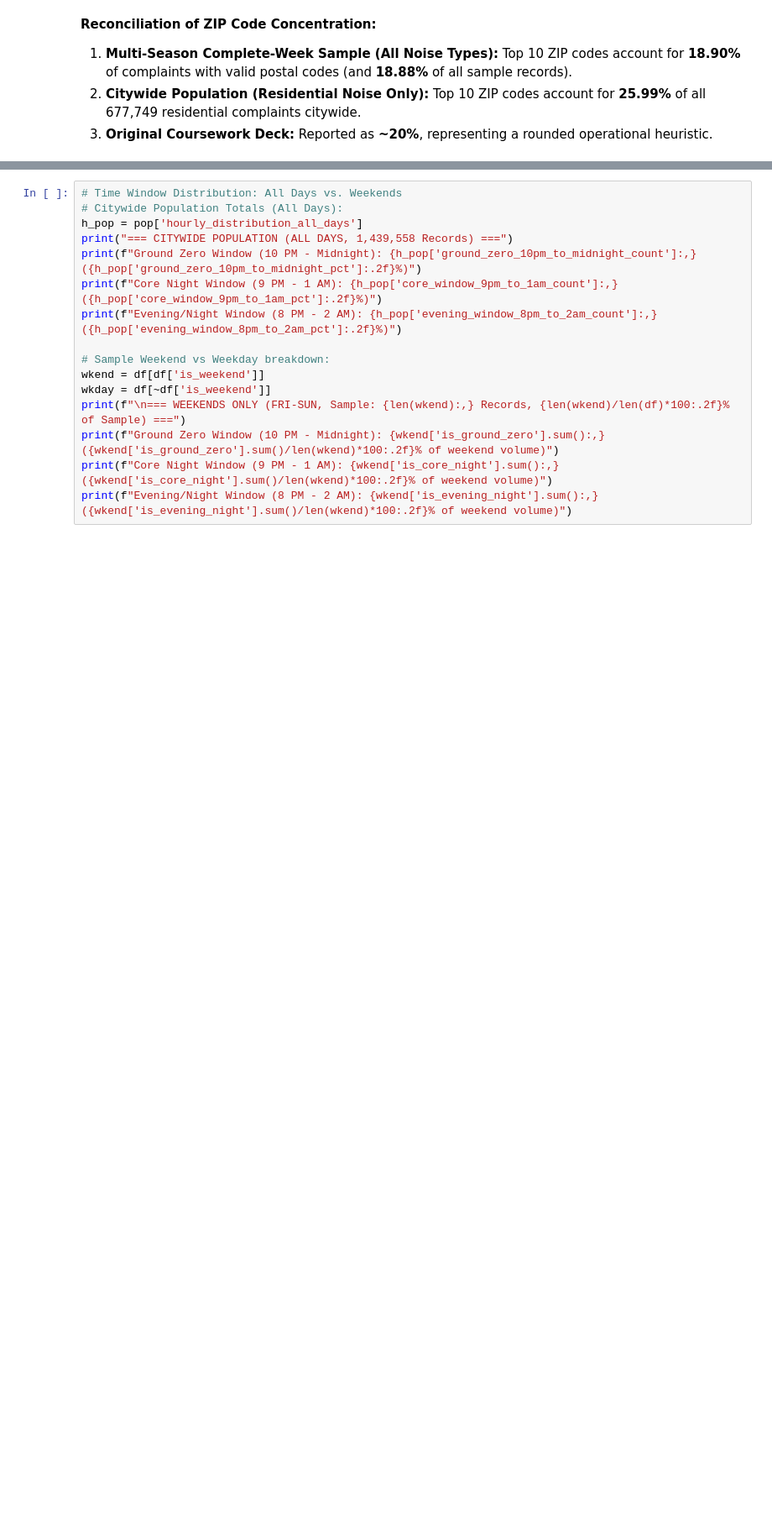
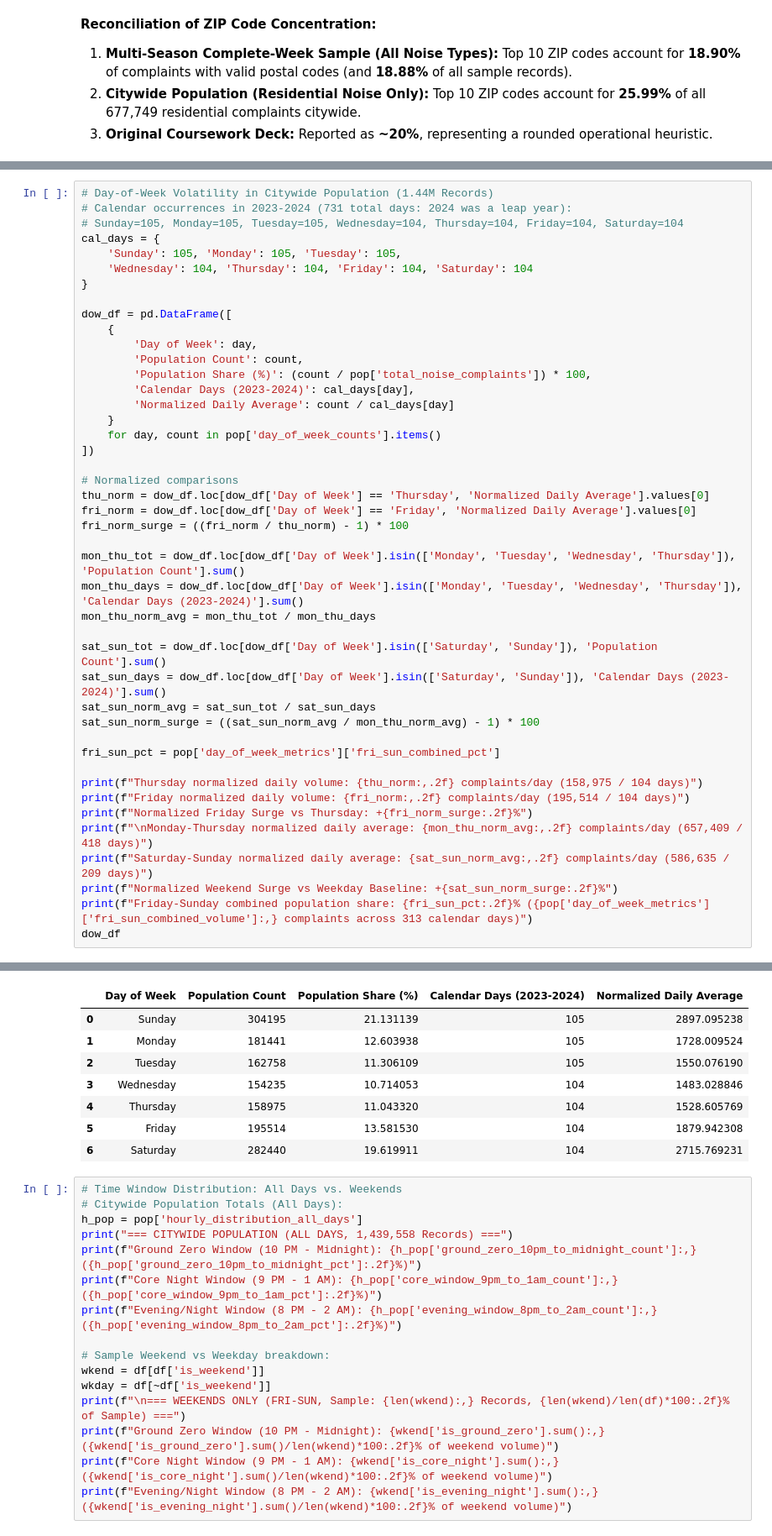
Before and after one commit to saidivyanarahari/nyc-311-noise-analytics, a Jupyter notebook: notebooks/nyc_noise_analysis.ipynb, the cells around one changed output, grey strips where cells are left out. Shown at 84% size. Cells and saved outputs as stored; diff of their text form; blank space fills up the shorter version.

Commit message:
fix(methodology): normalize day-of-week comparisons by 2023-2024 calendar occurrences

```diff
--- a/notebooks/nyc_noise_analysis.ipynb
+++ b/notebooks/nyc_noise_analysis.ipynb
@@ -297,0 +261,45 @@ Friday-Sunday combined population share: 54.33% (782,149 complaints)
+# %%
+# Day-of-Week Volatility in Citywide Population (1.44M Records)
+# Calendar occurrences in 2023-2024 (731 total days: 2024 was a leap year):
+# Sunday=105, Monday=105, Tuesday=105, Wednesday=104, Thursday=104, Friday=104, Saturday=104
+cal_days = {
+    'Sunday': 105, 'Monday': 105, 'Tuesday': 105,
+    'Wednesday': 104, 'Thursday': 104, 'Friday': 104, 'Saturday': 104
+}
+
+dow_df = pd.DataFrame([
+    {
+        'Day of Week': day,
+        'Population Count': count,
+        'Population Share (%)': (count / pop['total_noise_complaints']) * 100,
+        'Calendar Days (2023-2024)': cal_days[day],
+        'Normalized Daily Average': count / cal_days[day]
+    }
+    for day, count in pop['day_of_week_counts'].items()
+])
+
+# Normalized comparisons
+thu_norm = dow_df.loc[dow_df['Day of Week'] == 'Thursday', 'Normalized Daily Average'].values[0]
+fri_norm = dow_df.loc[dow_df['Day of Week'] == 'Friday', 'Normalized Daily Average'].values[0]
+fri_norm_surge = ((fri_norm / thu_norm) - 1) * 100
+
+mon_thu_tot = dow_df.loc[dow_df['Day of Week'].isin(['Monday', 'Tuesday', 'Wednesday', 'Thursday']), 'Population Count'].sum()
+mon_thu_days = dow_df.loc[dow_df['Day of Week'].isin(['Monday', 'Tuesday', 'Wednesday', 'Thursday']), 'Calendar Days (2023-2024)'].sum()
+mon_thu_norm_avg = mon_thu_tot / mon_thu_days
+
+sat_sun_tot = dow_df.loc[dow_df['Day of Week'].isin(['Saturday', 'Sunday']), 'Population Count'].sum()
+sat_sun_days = dow_df.loc[dow_df['Day of Week'].isin(['Saturday', 'Sunday']), 'Calendar Days (2023-2024)'].sum()
+sat_sun_norm_avg = sat_sun_tot / sat_sun_days
+sat_sun_norm_surge = ((sat_sun_norm_avg / mon_thu_norm_avg) - 1) * 100
+
+fri_sun_pct = pop['day_of_week_metrics']['fri_sun_combined_pct']
+
+print(f"Thursday normalized daily volume: {thu_norm:,.2f} complaints/day (158,975 / 104 days)")
+print(f"Friday normalized daily volume: {fri_norm:,.2f} complaints/day (195,514 / 104 days)")
+print(f"Normalized Friday Surge vs Thursday: +{fri_norm_surge:.2f}%")
+print(f"\nMonday-Thursday normalized daily average: {mon_thu_norm_avg:,.2f} complaints/day (657,409 / 418 days)")
+print(f"Saturday-Sunday normalized daily average: {sat_sun_norm_avg:,.2f} complaints/day (586,635 / 209 days)")
+print(f"Normalized Weekend Surge vs Weekday Baseline: +{sat_sun_norm_surge:.2f}%")
+print(f"Friday-Sunday combined population share: {fri_sun_pct:.2f}% ({pop['day_of_week_metrics']['fri_sun_combined_volume']:,} complaints across 313 calendar days)")
+dow_df
+# %% [output]
@@ -298,3 +314,11 @@ Friday-Sunday combined population share: 54.33% (782,149 complaints)
+|  | Day of Week | Population Count | Population Share (%) | Calendar Days (2023-2024) | Normalized Daily Average |
+| 0 | Sunday | 304195 | 21.131139 | 105 | 2897.095238 |
+| 1 | Monday | 181441 | 12.603938 | 105 | 1728.009524 |
+| 2 | Tuesday | 162758 | 11.306109 | 105 | 1550.076190 |
+| 3 | Wednesday | 154235 | 10.714053 | 104 | 1483.028846 |
+| 4 | Thursday | 158975 | 11.043320 | 104 | 1528.605769 |
+| 5 | Friday | 195514 | 13.581530 | 104 | 1879.942308 |
+| 6 | Saturday | 282440 | 19.619911 | 104 | 2715.769231 |
 # %%
 # Time Window Distribution: All Days vs. Weekends
 # Citywide Population Totals (All Days):
```
Also changed, not shown: parts of 3 cells of this notebook, 6 other files.
